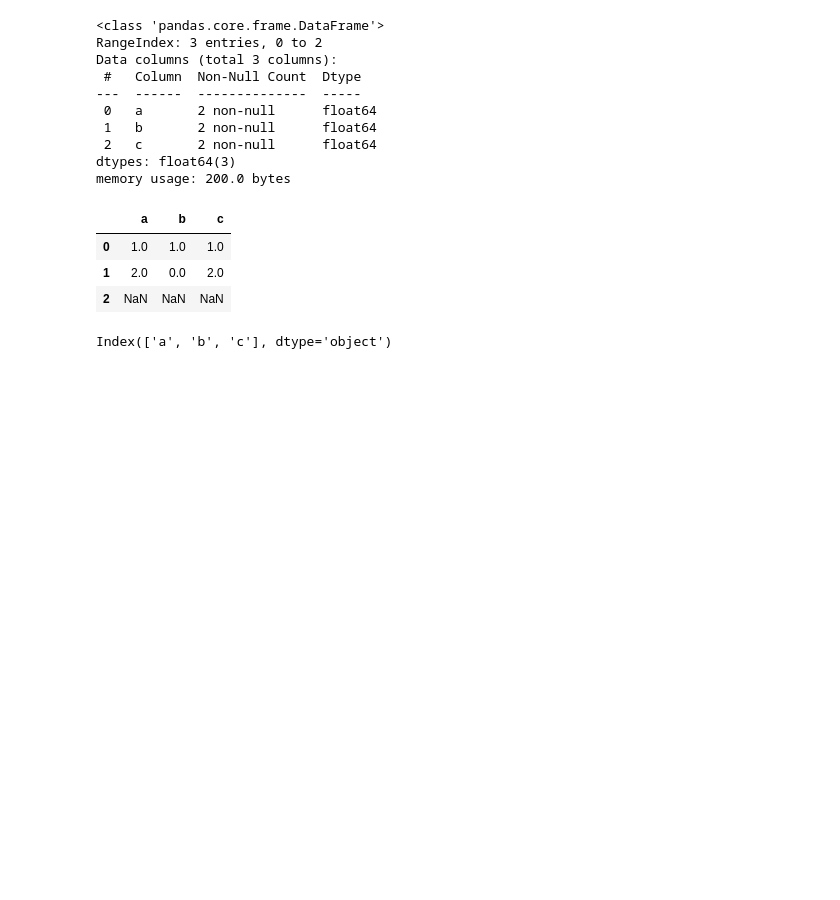
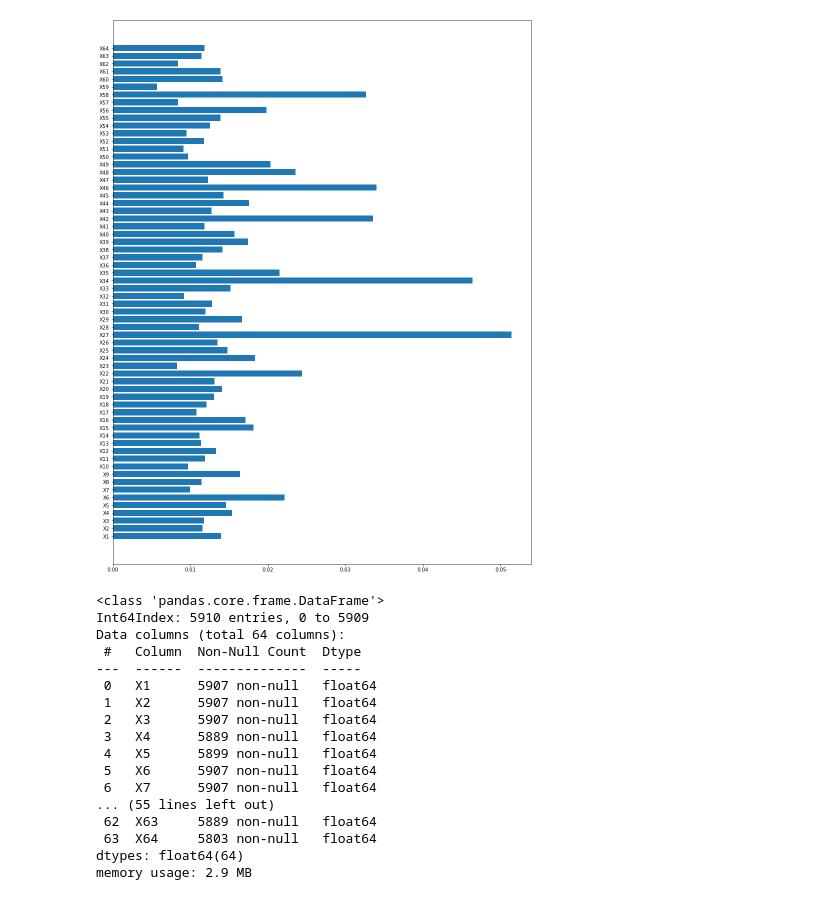
Before and after one commit to umegan/hait_lab_compt, a Jupyter notebook: code.ipynb, the cells around one changed output. Cells and saved outputs as stored; diff of their text form; code cells hidden in the pictures; blank space fills up the shorter version.

Commit message:
submit

```diff
--- a/code.ipynb
+++ b/code.ipynb
@@ -91 +113,4 @@ memory usage: 3.5 MB
+# %%
+X = data_full.drop(['TARGET'], axis=1)
+y = data.TARGET
 # %%
@@ -108,3 +130,0 @@ y1_full = y1.set_index('id')
-# %%
-X = y1_full.drop(['TARGET'], axis=1)
-y = y1.TARGET
@@ -149,0 +218,8 @@ Name: TARGET, Length: 5270, dtype: int64
+# %%
+n_features = len(X.columns)
+plt.figure(figsize=(15, 20))
+plt.barh(range(n_features), rfc.feature_importances_ , align='center')
+plt.yticks(np.arange(n_features), X.columns)
+plt.show()
+# %% [output]
+[figure, added]
@@ -150,28 +228,24 @@ Name: TARGET, Length: 5270, dtype: int64
 # %%
-df = pd.DataFrame({'a': [1, 2, '?'], 'b': [True, False, '?'], 'c': [1.0, 2.0, '?']})
-df_obj_cols = df.select_dtypes(include=['object']).columns
-for i in df_obj_cols:
-    df[i] = pd.to_numeric(df[i], errors='coerce')
-df.info()
+obj_cols_sub = submit_data.select_dtypes(include=['object']).columns
+# y1[obj_cols] = y1[obj_cols].astype('float64')
+for i in obj_cols_sub:
+    submit_data[i] = pd.to_numeric(submit_data[i], errors='coerce')
+submit_data.info()
 # %% [output]
 <class 'pandas.core.frame.DataFrame'>
-RangeIndex: 3 entries, 0 to 2
-Data columns (total 3 columns):
+Int64Index: 5910 entries, 0 to 5909
+Data columns (total 64 columns):
  #   Column  Non-Null Count  Dtype
 ---  ------  --------------  -----
- 0   a       2 non-null      float64
- 1   b       2 non-null      float64
- 2   c       2 non-null      float64
-dtypes: float64(3)
-memory usage: 200.0 bytes
+ 0   X1      5907 non-null   float64
+ 1   X2      5907 non-null   float64
+ 2   X3      5907 non-null   float64
+ 3   X4      5889 non-null   float64
+ 4   X5      5899 non-null   float64
+ 5   X6      5907 non-null   float64
+ 6   X7      5907 non-null   float64
+... (55 lines left out)
+ 62  X63     5889 non-null   float64
+ 63  X64     5803 non-null   float64
+dtypes: float64(64)
+memory usage: 2.9 MB
-# %%
-df
-# %% [output]
-|  | a | b | c |
-| 0 | 1.0 | 1.0 | 1.0 |
-| 1 | 2.0 | 0.0 | 2.0 |
-| 2 | NaN | NaN | NaN |
-# %%
-df_obj_cols
-# %% [output]
-Index(['a', 'b', 'c'], dtype='object')
```
Also changed, not shown: parts of 36 cells of this notebook.
